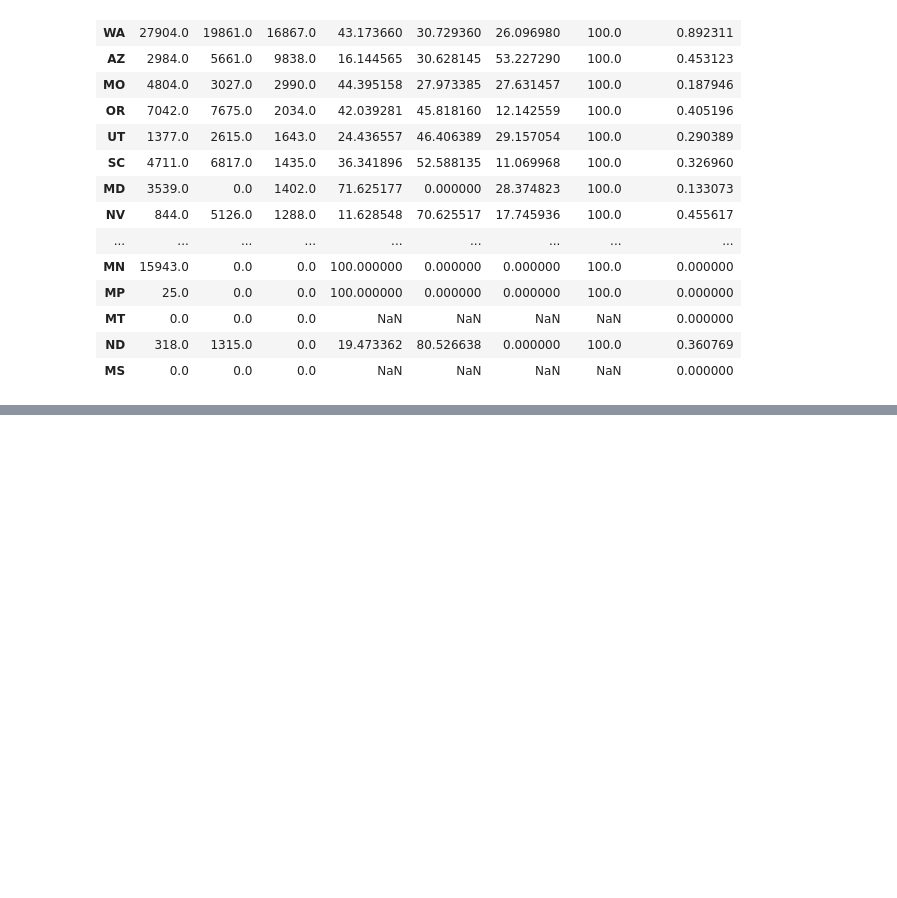
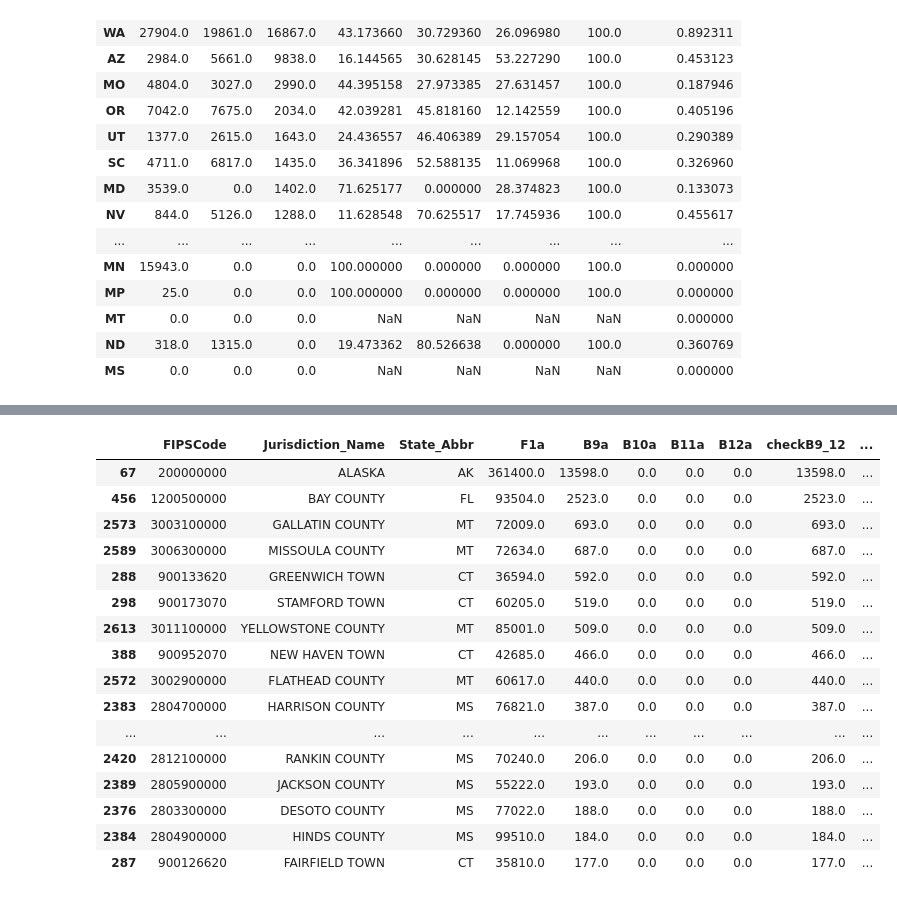
Before and after one commit to nealmcb/eac_survey, a Jupyter notebook: 2020-eac-survey.ipynb, the cells around one changed output, grey strips where cells are left out. Drawn from its saved outputs; the diff is of its cells as text; code cells hidden in the pictures; blank space fills up the shorter version.

```diff
--- a/2020-eac-survey.ipynb
+++ b/2020-eac-survey.ipynb
@@ -542,0 +650,20 @@ dfr.sort_values('other', ascending=False)
+# %%
+df.sort_values("checkB9_12", ascending=False)[show_cols].head(20)
+# %% [output]
+|  | FIPSCode | Jurisdiction_Name | State_Abbr | F1a | B9a | B10a | B11a | B12a | checkB9_12 | ... |
+| 67 | 200000000 | ALASKA | AK | 361400.0 | 13598.0 | 0.0 | 0.0 | 0.0 | 13598.0 | ... |
+| 456 | 1200500000 | BAY COUNTY | FL | 93504.0 | 2523.0 | 0.0 | 0.0 | 0.0 | 2523.0 | ... |
+| 2573 | 3003100000 | GALLATIN COUNTY | MT | 72009.0 | 693.0 | 0.0 | 0.0 | 0.0 | 693.0 | ... |
+| 2589 | 3006300000 | MISSOULA COUNTY | MT | 72634.0 | 687.0 | 0.0 | 0.0 | 0.0 | 687.0 | ... |
+| 288 | 900133620 | GREENWICH TOWN | CT | 36594.0 | 592.0 | 0.0 | 0.0 | 0.0 | 592.0 | ... |
+| 298 | 900173070 | STAMFORD TOWN | CT | 60205.0 | 519.0 | 0.0 | 0.0 | 0.0 | 519.0 | ... |
+| 2613 | 3011100000 | YELLOWSTONE COUNTY | MT | 85001.0 | 509.0 | 0.0 | 0.0 | 0.0 | 509.0 | ... |
+| 388 | 900952070 | NEW HAVEN TOWN | CT | 42685.0 | 466.0 | 0.0 | 0.0 | 0.0 | 466.0 | ... |
+| 2572 | 3002900000 | FLATHEAD COUNTY | MT | 60617.0 | 440.0 | 0.0 | 0.0 | 0.0 | 440.0 | ... |
+| 2383 | 2804700000 | HARRISON COUNTY | MS | 76821.0 | 387.0 | 0.0 | 0.0 | 0.0 | 387.0 | ... |
+| ... | ... | ... | ... | ... | ... | ... | ... | ... | ... | ... |
+| 2420 | 2812100000 | RANKIN COUNTY | MS | 70240.0 | 206.0 | 0.0 | 0.0 | 0.0 | 206.0 | ... |
+| 2389 | 2805900000 | JACKSON COUNTY | MS | 55222.0 | 193.0 | 0.0 | 0.0 | 0.0 | 193.0 | ... |
+| 2376 | 2803300000 | DESOTO COUNTY | MS | 77022.0 | 188.0 | 0.0 | 0.0 | 0.0 | 188.0 | ... |
+| 2384 | 2804900000 | HINDS COUNTY | MS | 99510.0 | 184.0 | 0.0 | 0.0 | 0.0 | 184.0 | ... |
+| 287 | 900126620 | FAIRFIELD TOWN | CT | 35810.0 | 177.0 | 0.0 | 0.0 | 0.0 | 177.0 | ... |
```
Also changed, not shown: parts of 16 cells of this notebook.
